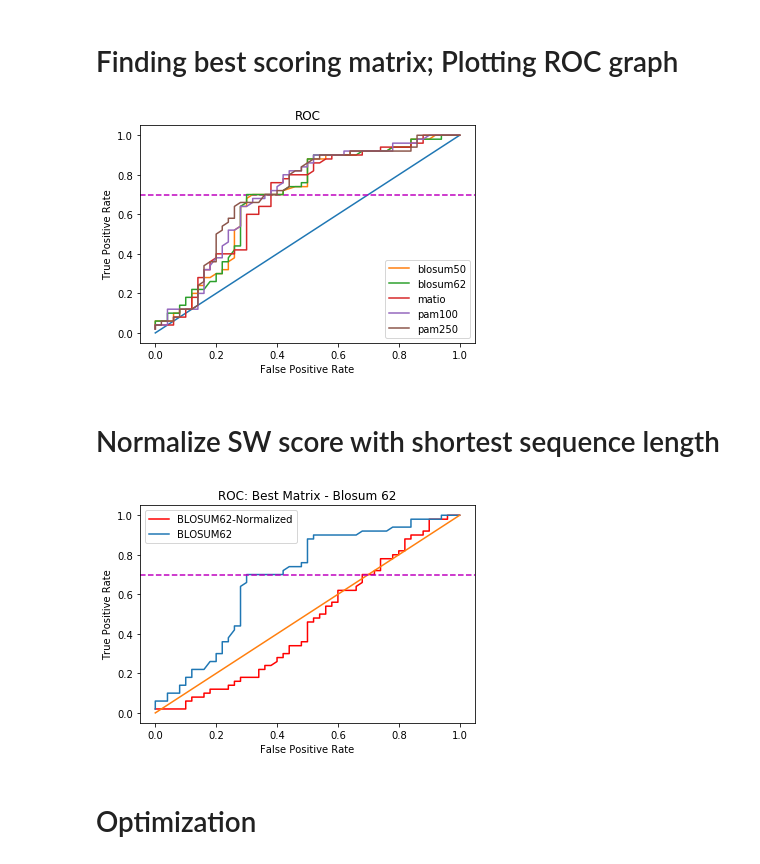
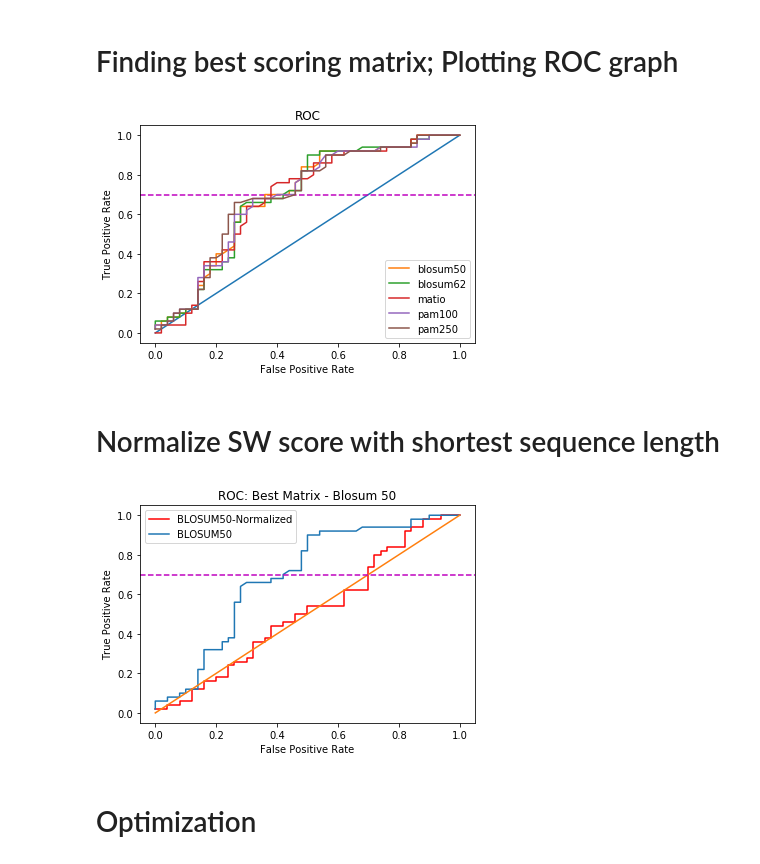
Before and after one commit to snow13bbc/HW3_Alignment, a Jupyter notebook: alignment/smithwaterman.ipynb, the cells around one changed output. Cells and saved outputs as stored; diff of their text form; code cells hidden in the pictures.

```diff
--- a/alignment/smithwaterman.ipynb
+++ b/alignment/smithwaterman.ipynb
@@ -203 +265,28 @@ Best Open and extension gap penalty scores are 1 and 5.
 Best False positive rate is 0.
+# %%
+score_list = [] #Combined negative and positive scores as numpy array
+true_pos = [1]*50 # ture_pos = [1]*len(pos)
+true_neg = [0]*50 # ture_neg = [0]*len(neg)
+combined_trues = np.concatenate((true_pos,true_neg)) #Telling sckit-roc curve which are pos, which are neg
+pos_align_score =[]
+neg_align_score = []
+for i in range(0,len(pospairs1)):
+    mat_score_p,mat_state_p, score_p, state_p = align(pospairs1[i],pospairs2[i], -1 ,-1, pam250)
+    mat_score_n,mat_state_n, score_n, state_n = align(negpairs1[i],negpairs2[i], -1 ,-1, pam250)
+    pos_align_score.append(score_p)
+    neg_align_score.append(score_n)
+score_list.append(np.concatenate((np.asarray(pos_align_score), np.asarray(neg_align_score))))
+
+fpr,tpr, treshold = roc_curve(combined_trues,score_list[0], pos_label=1) # This is for regular ROC
+plt.figure()
+plt.plot(fpr, tpr, label = 'PAM25-')
+plt.plot([0,1],[0,1])
+plt.xlabel("False Positive Rate")
+plt.ylabel("True Positive Rate")
+plt.legend()
+plt.title("ROC: PAM250 at best gap and open penalties")
+plt.axhline(0.7, color = 'm', linestyle = '--')
+plt.axvline(0.43, color = 'm', linestyle = '--')
+
+plt.show()
+plt.close()
@@ -215,8 +306,8 @@ for m in matrices:
     pos_align_score =[]
     neg_align_score = []
     for i in range(0,len(pospairs1)):
-        aln_p, score_p, _ = align(pospairs1[i],pospairs2[i], best_gap ,best_extension, m)
-        aln_n, score_n, _ = align(negpairs1[i],negpairs2[i], best_gap ,best_extension, m)
+        mat_score_p,mat_state_p, score_p, state_p = align(pospairs1[i],pospairs2[i], -best_gap ,-best_extension, m)
+        mat_score_n,mat_state_n, score_n, state_n = align(negpairs1[i],negpairs2[i], -best_gap ,-best_extension, m)
         pos_align_score.append(score_p)
         neg_align_score.append(score_n)
     score_list.append(np.concatenate((np.asarray(pos_align_score), np.asarray(neg_align_score))))
@@ -234,41 +325,41 @@ plt.legend()
 plt.show()
 plt.close()
 # %% [output]
-[figure, old version]
+[figure, new version]
 # %% [markdown]
 # Normalize SW score with shortest sequence length
 # %%
 norm_pos_score, norm_neg_score = [], []
 for i in range(0,len(pospairs1)):
-    aln_p, score_p, _ = align(pospairs1[i],pospairs2[i], best_gap ,best_extension, blosum62)
-    aln_n, score_n, _ = align(negpairs1[i],negpairs2[i], best_gap ,best_extension, blosum62)
+    mat_score_p,mat_state_p, score_p, state_p = align(pospairs1[i],pospairs2[i], -best_gap ,-best_extension, blosum50)
+    mat_score_n,mat_state_n, score_n, state_n = align(negpairs1[i],negpairs2[i], -best_gap ,-best_extension, blosum50)
     norm_pos = score_p/min(len(pospairs1[i]),len(pospairs2[i]))
     norm_neg = score_n/min(len(negpairs1[i]),len(negpairs2[i]))
     norm_pos_score.append(norm_pos)
     norm_neg_score.append(norm_neg)
 
 norm_pos_np = np.asarray(norm_pos_score)
 norm_neg_np = np.asarray(norm_neg_score)
 norm_combined = np.concatenate((norm_pos_np,norm_neg_np))
 norm_true_pos = [1]*len(norm_pos_score)
 norm_true_neg = [0]*len(norm_neg_score)
 norm_combined_trues = np.concatenate((norm_true_pos,norm_true_neg))
 
 norm_fpr,norm_tpr, treshold = roc_curve(norm_combined_trues,norm_combined, pos_label=1) #This is for normalized ROC
 fpr,tpr, treshold = roc_curve(combined_trues,score_list[1], pos_label=1) # This is for regular ROC
 plt.figure()
-plt.plot(norm_fpr,norm_tpr, 'r', label = 'BLOSUM62-Normalized')
-plt.plot(fpr, tpr, label = 'BLOSUM62')
+plt.plot(norm_fpr,norm_tpr, 'r', label = 'BLOSUM50-Normalized')
+plt.plot(fpr, tpr, label = 'BLOSUM50')
 plt.plot([0,1],[0,1])
 plt.xlabel("False Positive Rate")
 plt.ylabel("True Positive Rate")
 plt.legend()
-plt.title("ROC: Best Matrix - Blosum 62")
+plt.title("ROC: Best Matrix - Blosum 50")
 plt.axhline(0.7, color = 'm', linestyle = '--')
 plt.show()
 plt.close()
 # %% [output]
-[figure, old version]
+[figure, new version]
 # %% [markdown]
 # Optimization
 # %%
```
Also changed, not shown: parts of 9 cells of this notebook, 20 other files.
